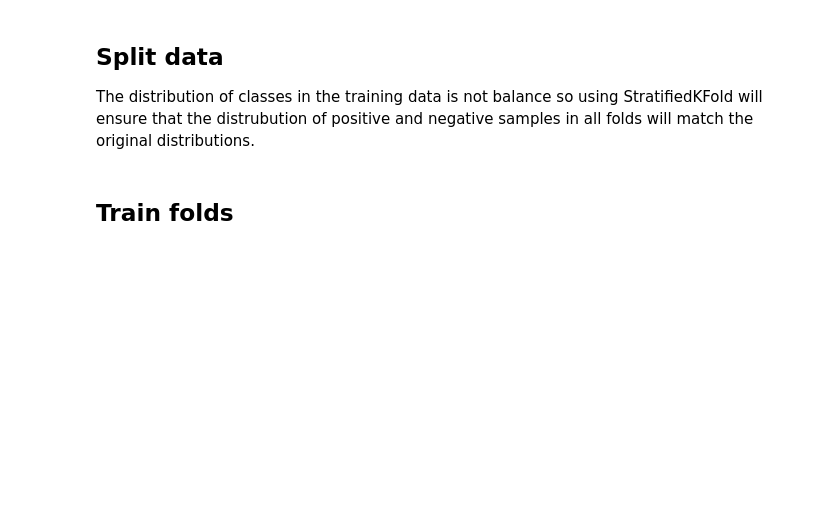
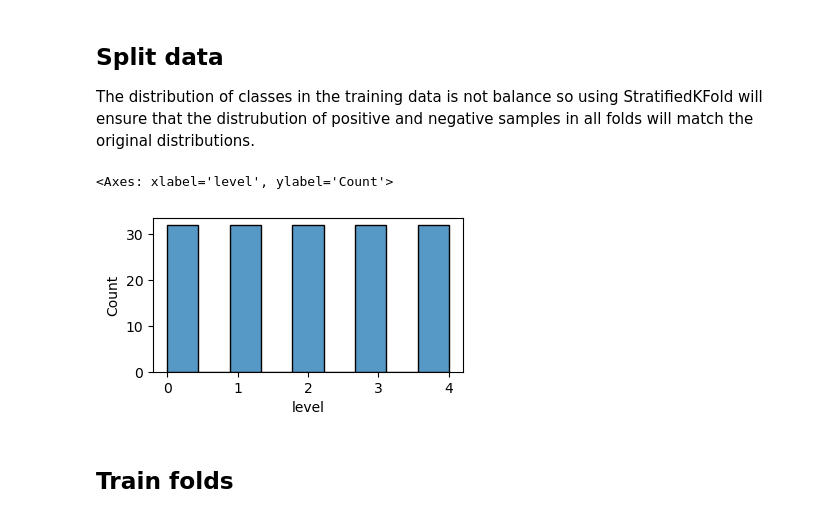
Before and after one commit to aakashks/SupCon-DR, a Jupyter notebook: model_full_train.ipynb, the cells around one changed output. Drawn from its saved outputs; the diff is of its cells as text; code cells hidden in the pictures; blank space fills up the shorter version.

```diff
--- a/model_full_train.ipynb
+++ b/model_full_train.ipynb
@@ -345,8 +345,11 @@ def train_epoch(cfg, model, train_loader, loss_criterion, optimizer, scheduler,
 
 The distribution of classes in the training data is not balance so using StratifiedKFold will ensure that the distrubution of positive and negative samples in all folds will match the original distributions.
 # %%
-# plt.figure(figsize=(4,2))
-# sns.histplot(train_data["label"])
+plt.figure(figsize=(4,2))
+sns.histplot(train_data["level"])
+# %% [output]
+<Axes: xlabel='level', ylabel='Count'>
+[figure, added]
 # %%
 from sklearn.model_selection import StratifiedKFold
 
```
Also changed, not shown: parts of 14 cells of this notebook, 1 other file.
